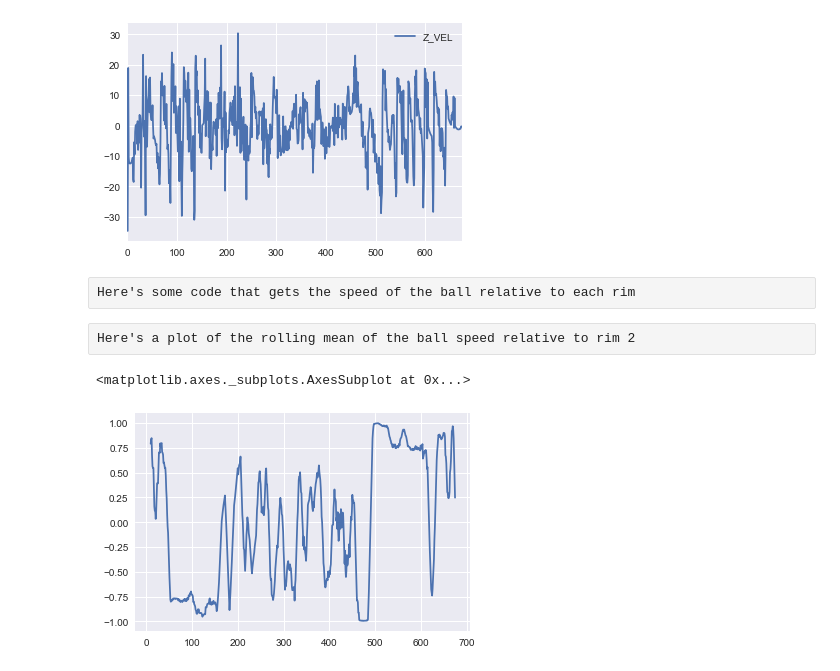
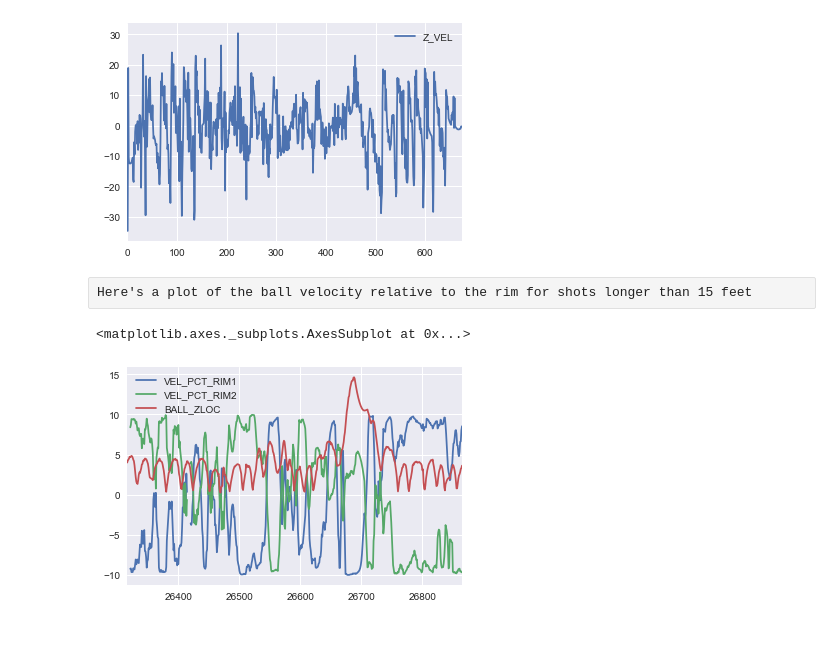
Before and after one commit to JohnLithio/SportVuNBA, a Jupyter notebook: Merge_SVtoPbP.ipynb, the cells around one changed output. Cells and saved outputs as stored; diff of their text form; code cells hidden in the pictures; blank space fills up the shorter version.

Commit message:
Ball velocity plots

```diff
--- a/Merge_SVtoPbP.ipynb
+++ b/Merge_SVtoPbP.ipynb
@@ -67,6 +67,24 @@ def rowsToCols(gameid, rebs_df):
             dft['SHOT_DISTANCE'] = eventdf['SHOT_DISTANCE'].iloc[0]
             dft['OFFENSIVE_REB'] = eventdf['OFFENSIVE_REB'].iloc[0]
 
+            xdiff = dft['BALL_XLOC'].diff()
+            ydiff = dft['BALL_YLOC'].diff()
+            dft['BALL_DIST'] = np.sqrt(xdiff**2 + ydiff**2)
+            # Keep speed no more than 43 mph
+            dft['BALL_DIST'] = dft['BALL_DIST'].clip(upper = 2.5)
+            dft['BALL_SPEED'] = dft['BALL_DIST'] / .04
+            dft['BALL_DISTRELRIM1'] = dft['BALL_DIST_RIM1'].diff()
+            dft['BALL_DISTRELRIM1'] = dft['BALL_DISTRELRIM1'].clip(lower = -2.5, upper = 2.5)
+            dft['BALL_VELRELRIM1'] = dft['BALL_DISTRELRIM1'] / .04
+            dft['VEL_PCT_RIM1'] = dft['BALL_VELRELRIM1'] / dft['BALL_SPEED']
+            dft['VEL_PCT_RIM1'] = dft['VEL_PCT_RIM1'].rolling(5).mean()*10
+
+            dft['BALL_DISTRELRIM2'] = dft['BALL_DIST_RIM2'].diff()
+            dft['BALL_DISTRELRIM2'] = dft['BALL_DISTRELRIM2'].clip(lower = -2.5, upper = 2.5)
+            dft['BALL_VELRELRIM2'] = dft['BALL_DISTRELRIM2'] / .04
+            dft['VEL_PCT_RIM2'] = dft['BALL_VELRELRIM2'] / dft['BALL_SPEED']
+            dft['VEL_PCT_RIM2'] = dft['VEL_PCT_RIM2'].rolling(5).mean()*10
+
             for i, p in enumerate(plist):
                 pnum = 'PLAYER' + str(i+1)
                 dft[pnum+'_ID'] = p
@@ -99,27 +117,14 @@ test.loc[test['EVENT_NUM'] == 9, ['Z_VEL']].plot()
 <matplotlib.axes._subplots.AxesSubplot at 0x...>
 [figure]
 # %% [raw]
-Here's some code that gets the speed of the ball relative to each rim
+Here's a plot of the ball velocity relative to the rim for shots longer than 15 feet
-# %%
-xdiff = test['BALL_XLOC'].diff()
-ydiff = test['BALL_YLOC'].diff()
-test['BALL_DIST'] = np.sqrt(xdiff**2 + ydiff**2)
-# Keep speed no more than 43 mph
-test['BALL_DIST'] = test['BALL_DIST'].clip(upper = 2.5)
-test['BALL_SPEED'] = test['BALL_DIST'] / .04
-test['BALL_DISTRELRIM1'] = test['BALL_DIST_RIM1'].diff()
-test['BALL_DISTRELRIM1'] = test['BALL_DISTRELRIM1'].clip(lower = -2.5, upper = 2.5)
-test['BALL_VELRELRIM1'] = test['BALL_DISTRELRIM1'] / .04
-test['VEL_PCT_RIM1'] = test['BALL_VELRELRIM1'] / test['BALL_SPEED']
-
-test['BALL_DISTRELRIM2'] = test['BALL_DIST_RIM2'].diff()
-test['BALL_DISTRELRIM2'] = test['BALL_DISTRELRIM2'].clip(lower = -2.5, upper = 2.5)
-test['BALL_VELRELRIM2'] = test['BALL_DISTRELRIM2'] / .04
-test['VEL_PCT_RIM2'] = test['BALL_VELRELRIM2'] / test['BALL_SPEED']
-# %% [raw]
-Here's a plot of the rolling mean of the ball speed relative to rim 2
-# %%
-test[test['EVENT_NUM'] == 9]['VEL_PCT_RIM2'].rolling(window = 10).mean().plot()
-# %% [output]
-<matplotlib.axes._subplots.AxesSubplot at 0x...>
-[figure, removed]
+# %%
+events = list(test.loc[test['SHOT_DISTANCE'] > 15, 'EVENT_NUM'].unique())
+test.loc[test['EVENT_NUM'] == events[20], ['VEL_PCT_RIM1',
+                                           'VEL_PCT_RIM2',
+                                           #'BALL_VELRELRIM1',
+                                           #'BALL_DIST_RIM1',
+                                           'BALL_ZLOC']].plot()
+# %% [output]
+<matplotlib.axes._subplots.AxesSubplot at 0x...>
+[figure, added]
```
